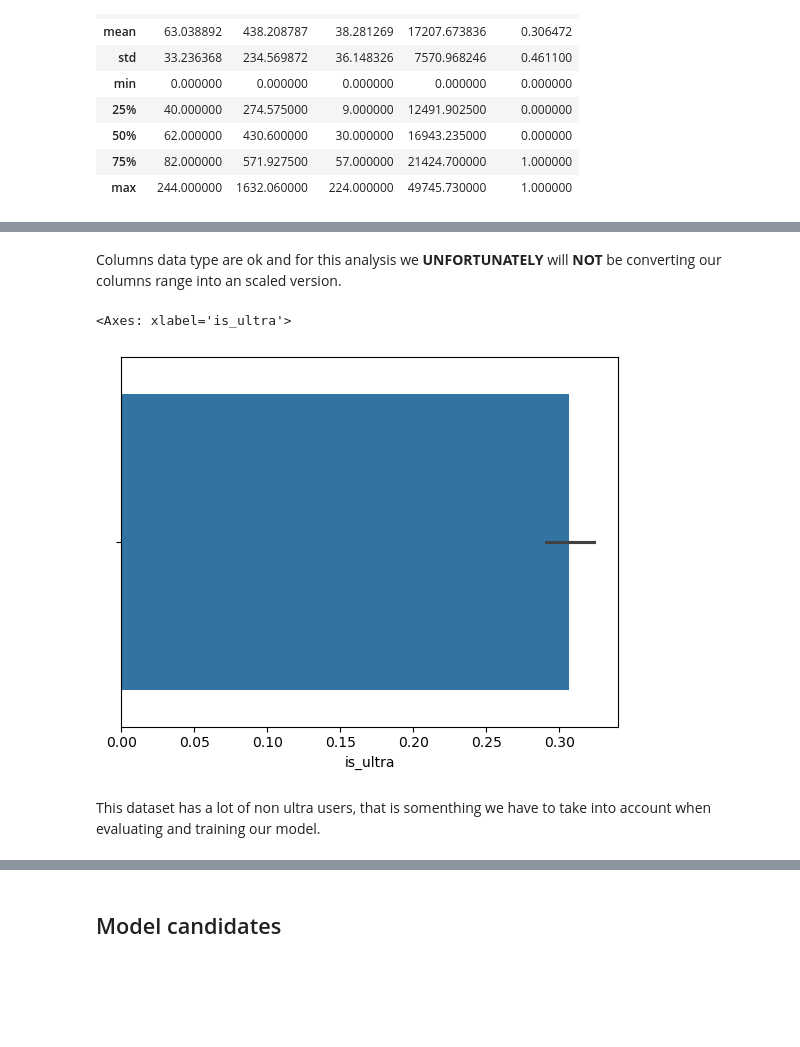
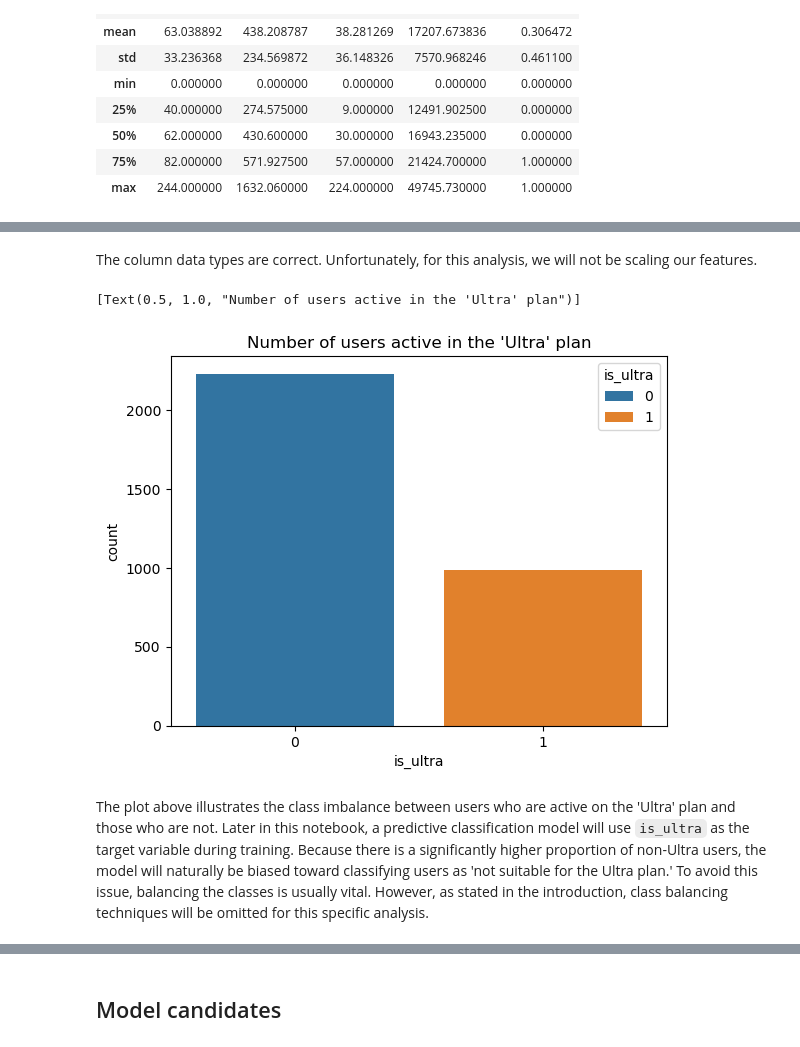
Before and after one commit to devleonfull/basic_ml_algorithms, a Jupyter notebook: basic_ml.ipynb, the cells around one changed output, grey strips where cells are left out. Saved outputs shown, nothing was run; the diff lists cells and outputs as text; code cells hidden in the pictures; blank space fills up the shorter version.

Commit message:
Improve plots and extend analysis

```diff
--- a/basic_ml.ipynb
+++ b/basic_ml.ipynb
@@ -66,11 +87,11 @@ data.describe()
 # %% [markdown]
-Columns data type are ok and for this analysis we __UNFORTUNATELY__ will __NOT__ be converting our columns range into an scaled version.
+The column data types are correct. Unfortunately, for this analysis, we will not be scaling our features.
 # %%
-sns.barplot(data=data, x='is_ultra')
+sns.countplot(data=data, x="is_ultra", hue="is_ultra").set(title="Number of users active in the 'Ultra' plan")
 # %% [output]
-<Axes: xlabel='is_ultra'>
+[Text(0.5, 1.0, "Number of users active in the 'Ultra' plan")]
-[figure, old version]
+[figure, new version]
 # %% [markdown]
-This dataset has a lot of non ultra users, that is somenthing we have to take into account when evaluating and training our model.
+The plot above illustrates the class imbalance between users who are active on the 'Ultra' plan and those who are not. Later in this notebook, a predictive classification model will use `is_ultra` as the target variable during training. Because there is a significantly higher proportion of non-Ultra users, the model will naturally be biased toward classifying users as 'not suitable for the Ultra plan.' To avoid this issue, balancing the classes is usually vital. However, as stated in the introduction, class balancing techniques will be omitted for this specific analysis.
 # %%
 
```
Also changed, not shown: parts of 51 cells of this notebook.
